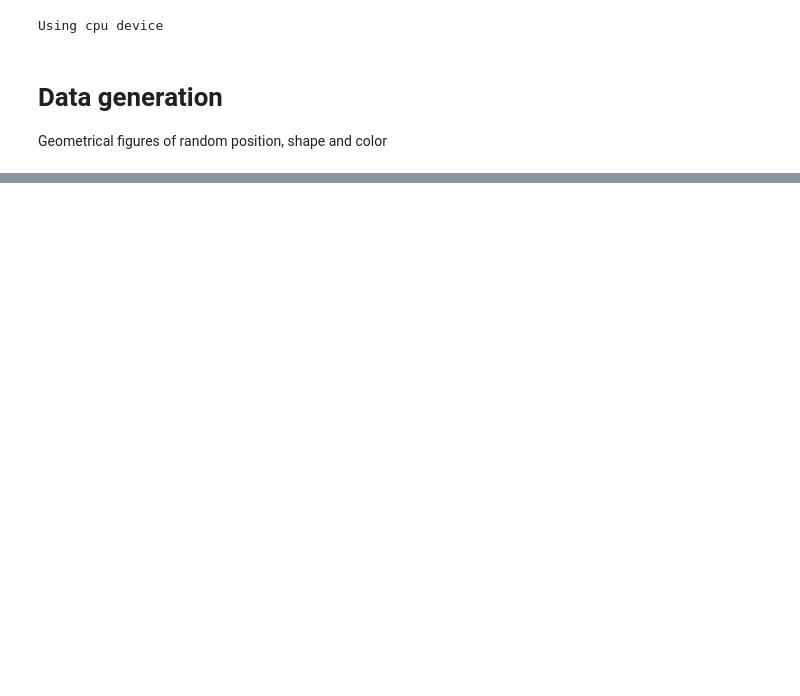
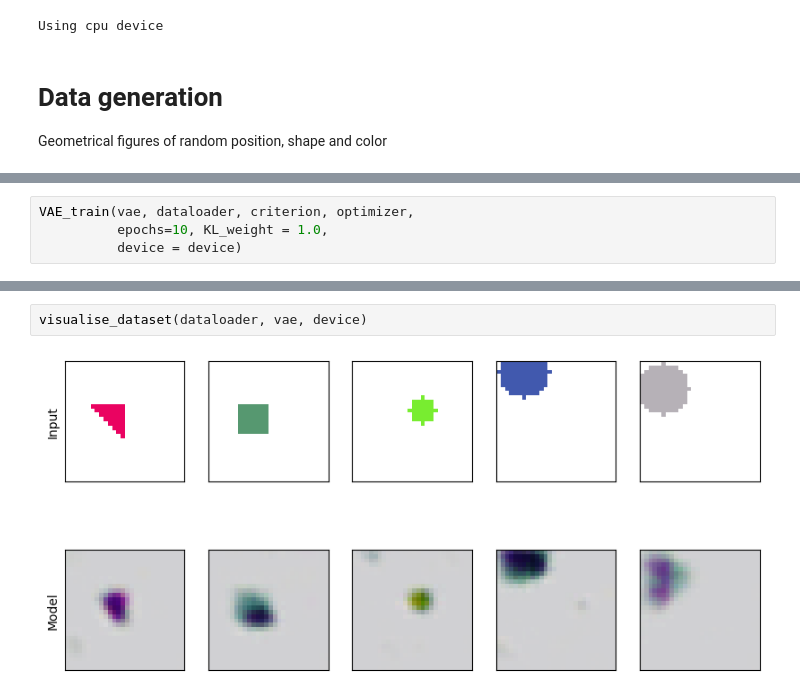
Before and after one commit to SergeiDBykov/ai-side-projects, a Jupyter notebook: VAE_synthetic_data/2d_VAE.ipynb, the cells around one changed output, grey strips where cells are left out. Cells and saved outputs as stored; diff of their text form; blank space fills up the shorter version.

```diff
--- a/VAE_synthetic_data/2d_VAE.ipynb
+++ b/VAE_synthetic_data/2d_VAE.ipynb
@@ -496,0 +160,4 @@ loss_vae=3.09018 ; loss_autoencoder=0.04121
+# %%
+VAE_train(vae, dataloader, criterion, optimizer,
+          epochs=10, KL_weight = 1.0,
+          device = device)
@@ -496,0 +175,4 @@ loss_vae=3.09018 ; loss_autoencoder=0.04121
+# %%
+visualise_dataset(dataloader, vae, device)
+# %% [output]
+[figure, added]
```
Also changed, not shown: parts of 35 cells of this notebook, 3 other files.
